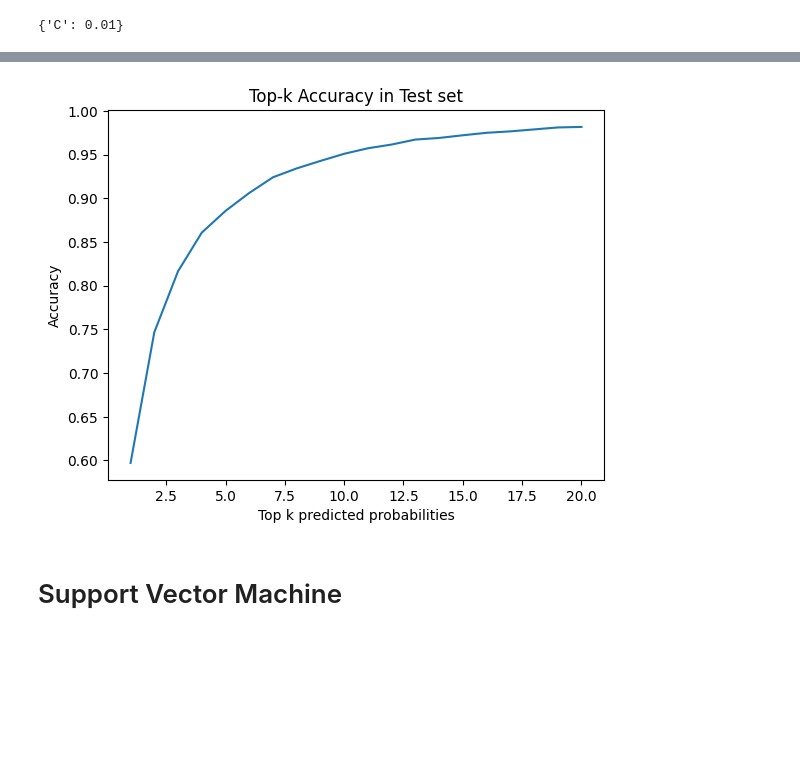
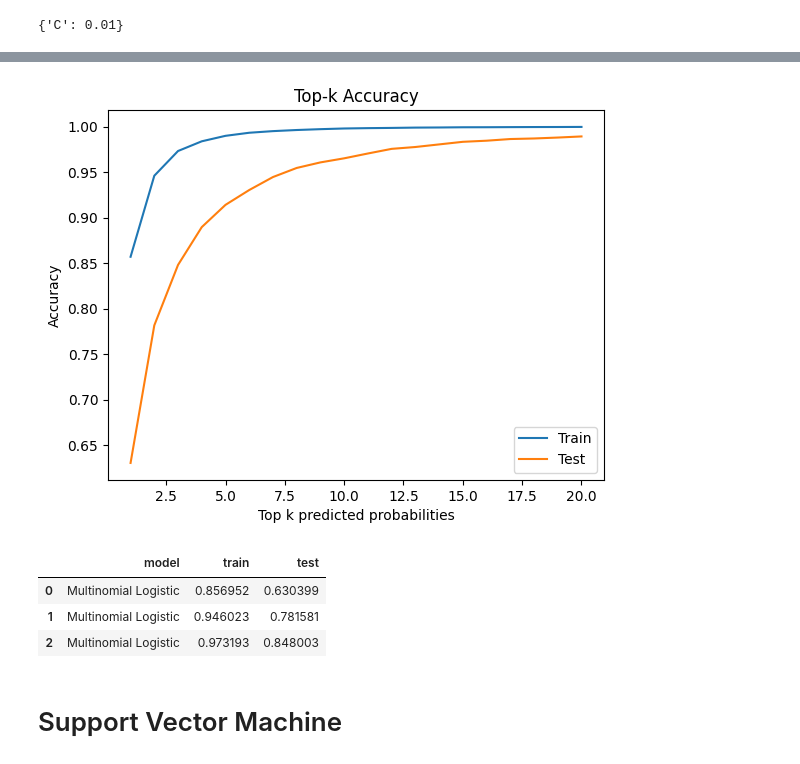
Before and after one commit to VishyFishy02/Somm_Wine_Reccomendation, a Jupyter notebook: Modeling/Classifcation algorithms.ipynb, the cells around one changed output, grey strips where cells are left out. Drawn from its saved outputs; the diff is of its cells as text; code cells hidden in the pictures; blank space fills up the shorter version.

```diff
--- a/Modeling/Classifcation algorithms.ipynb
+++ b/Modeling/Classifcation algorithms.ipynb
@@ -158,6 +203,16 @@ def find_topk_wines(N, wine_data, score_vector):
     top_n_df['score'] = score_vector[top_n_vector]
     top_n_df.columns = ['Title', 'Description', 'Similarity Score']
     return top_n_df
+# %%
+# Define function to plot top-20 accuracy for train and test sets
+def plot_top20_accuracies(acc_train, acc_test):
+    plt.plot(range(1,21), acc_train)
+    plt.plot(range(1,21), acc_test)
+    plt.xlabel("Top k predicted probabilities")
+    plt.ylabel("Accuracy")
+    plt.title("Top-k Accuracy")
+    plt.legend(['Train', 'Test'])
+    plt.show()
 # %% [markdown]
 # Logistic Regression
 # %%
@@ -257,13 +297,0 @@ Test accuracy score: 0.5971882640586798
-# %%
-# Top-20 accuracy in test
-probs_test = clf.predict_proba(X_test_scale)
-
-top20_accuracy1 = topk_accuracy(20, probs_test, y_test_code)
-
-sns.lineplot(x=range(1,21), y=top20_accuracy1)
-plt.xlabel("Top k predicted probabilities")
-plt.ylabel("Accuracy")
-plt.title("Top-k Accuracy in Test set")
-plt.show()
-# %% [output]
-[figure, removed]
@@ -275,3 +298,26 @@ top20_accuracy_df.to_csv(top20acc_path + '/logistic.csv')
+# %%
+# Compute top-20 accuracy for train and test sets
+top20_acc_train = topk_accuracy(20, probs_train, y_train_code)
+top20_acc_test = topk_accuracy(20, probs_test, y_test_code)
+
+# Plot them
+plot_top20_accuracies(top20_acc_train, top20_acc_test)
+# %% [output]
+[figure, added]
+# %%
+# Save top-20 accuracy on train set
+top20_accuracy_df = pd.DataFrame({'train' : top20_acc_train, 'test' : top20_acc_test})
+top20_accuracy_df['model'] = 'Multinomial Logistic'
+top20_accuracy_df = top20_accuracy_df[['model', 'train', 'test']]
+top20_accuracy_df.to_csv(top3acc_path + '/logistic.csv')
+
+# Display top-3 accuracy
+display(top20_accuracy_df[:3])
+# %% [output]
+|  | model | train | test |
+| 0 | Multinomial Logistic | 0.856952 | 0.630399 |
+| 1 | Multinomial Logistic | 0.946023 | 0.781581 |
+| 2 | Multinomial Logistic | 0.973193 | 0.848003 |
 # %% [markdown]
 # Support Vector Machine
 # %%
```
Also changed, not shown: parts of 84 cells of this notebook, 5 other files.
